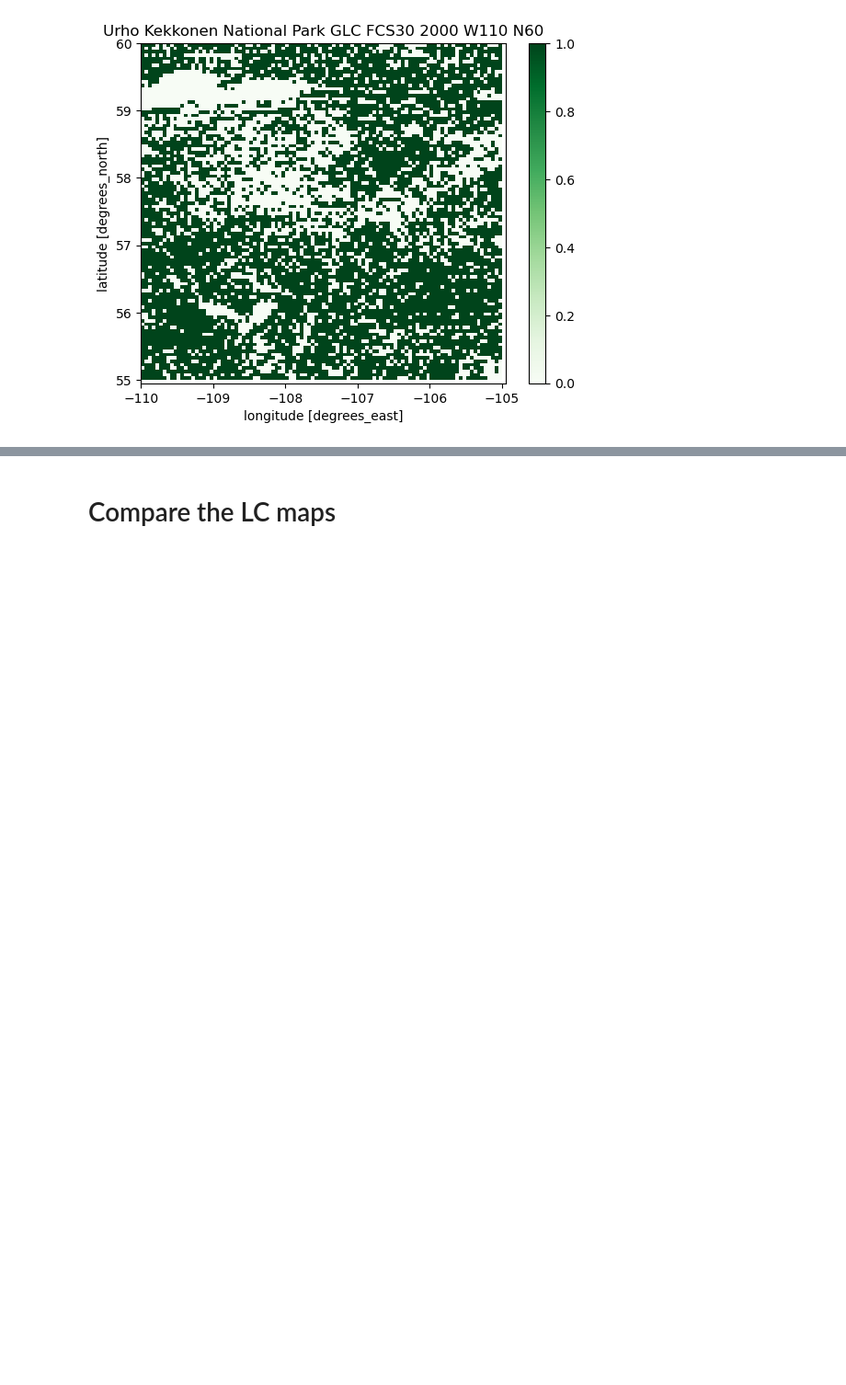
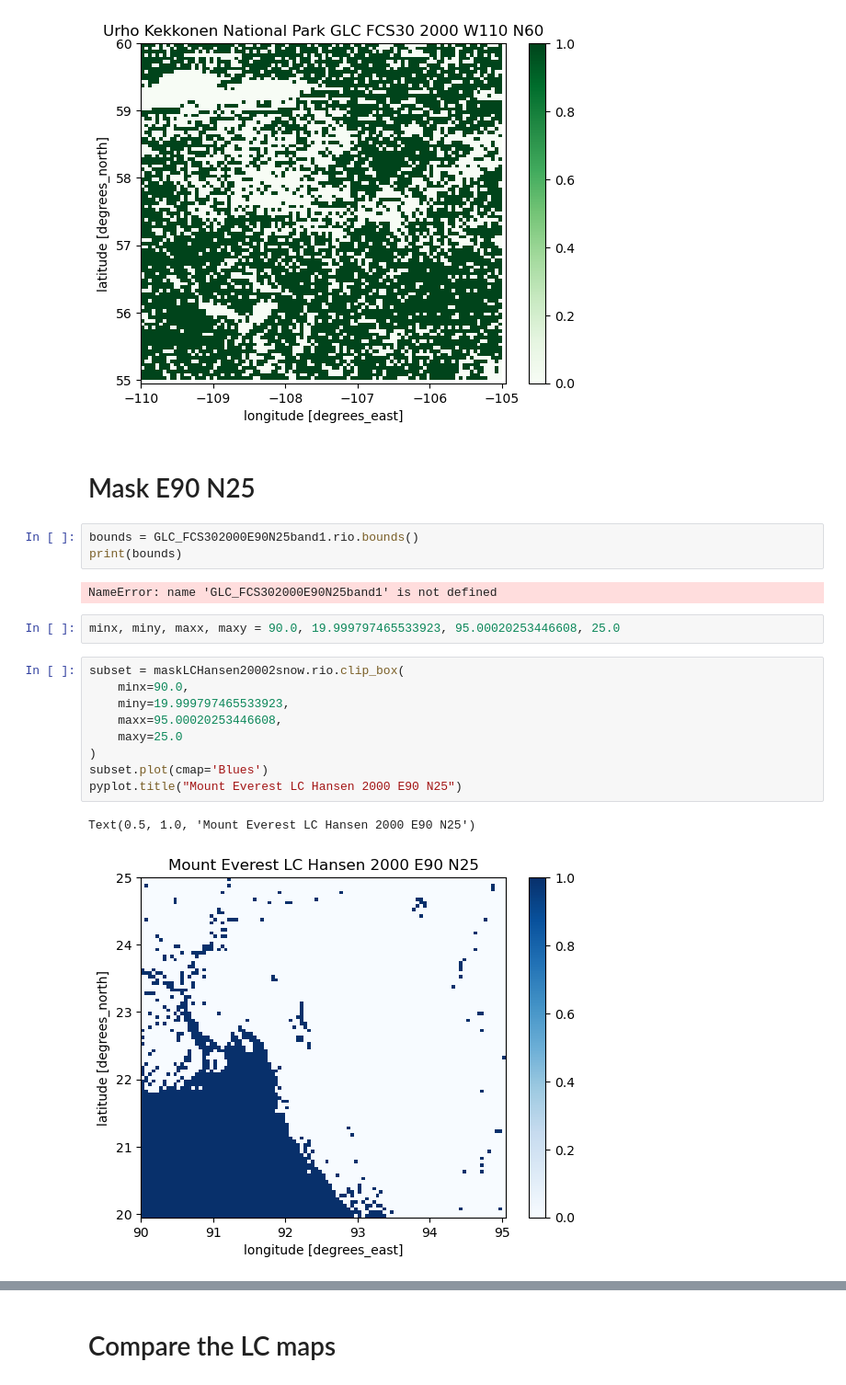
Before and after one commit to MinttuPekkala/Unibe_transmissivity_maps, a Jupyter notebook: Land_cover_differences.ipynb, the cells around one changed output, grey strips where cells are left out. Shown at 92% size. Drawn from its saved outputs; the diff is of its cells as text; blank space fills up the shorter version.

```diff
--- a/Land_cover_differences.ipynb
+++ b/Land_cover_differences.ipynb
@@ -322,3 +387,24 @@ pyplot.title("Urho Kekkonen National Park GLC FCS30 2000 W110 N60")
 # %% [output]
 Text(0.5, 1.0, 'Urho Kekkonen National Park GLC FCS30 2000 W110 N60')
 [figure]
+# %% [markdown]
+# Mask E90 N25
+# %%
+bounds = GLC_FCS302000E90N25band1.rio.bounds()
+print(bounds)
+# %% [output]
+NameError: name 'GLC_FCS302000E90N25band1' is not defined
+# %%
+minx, miny, maxx, maxy = 90.0, 19.999797465533923, 95.00020253446608, 25.0
+# %%
+subset = maskLCHansen20002snow.rio.clip_box(
+    minx=90.0,
+    miny=19.999797465533923,
+    maxx=95.00020253446608,
+    maxy=25.0
+)
+subset.plot(cmap='Blues')
+pyplot.title("Mount Everest LC Hansen 2000 E90 N25")
+# %% [output]
+Text(0.5, 1.0, 'Mount Everest LC Hansen 2000 E90 N25')
+[figure, added]
```
Also changed, not shown: parts of 52 cells of this notebook, 1 other file.
